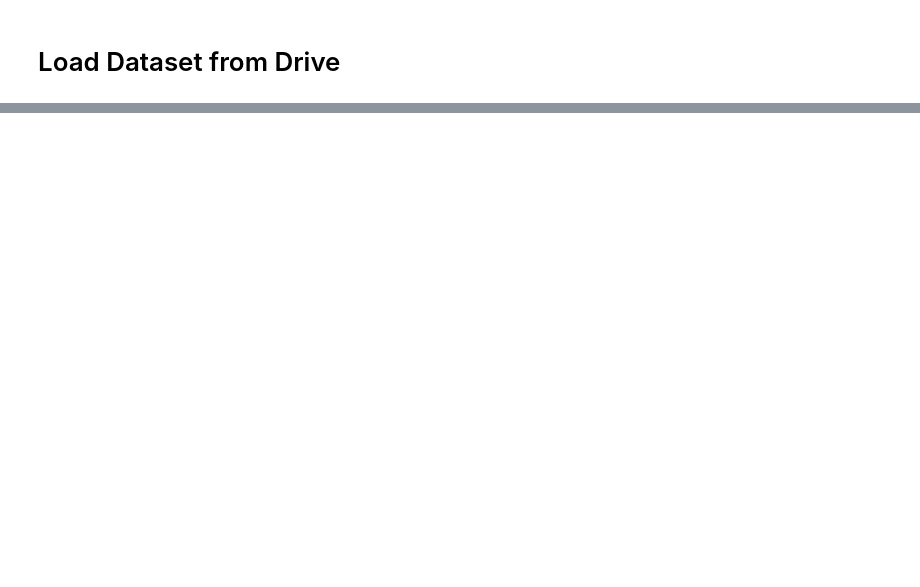
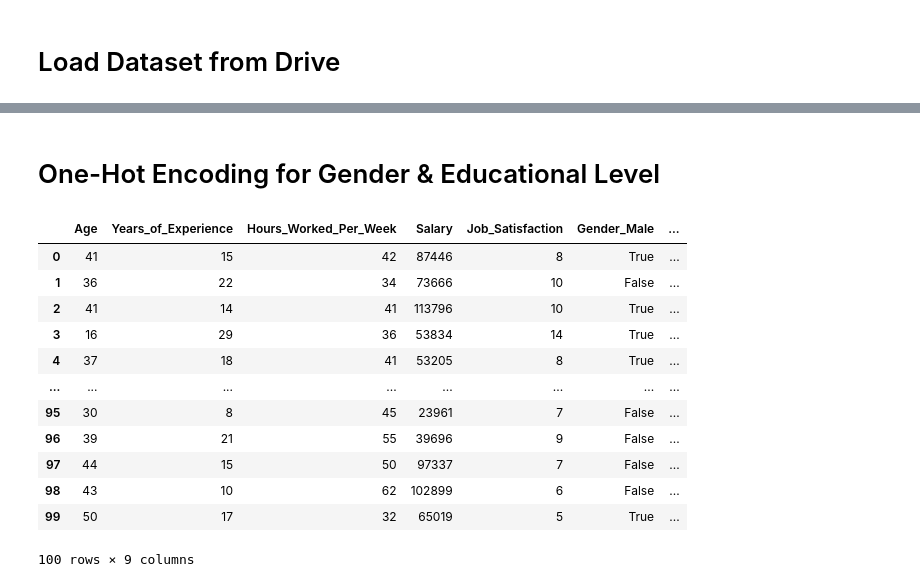
Before and after one commit to Chris-Miracle/job-satisfaction, a Jupyter notebook: Job_Satisfaction.ipynb, the cells around one changed output, grey strips where cells are left out. Drawn from its saved outputs; the diff is of its cells as text; code cells hidden in the pictures; blank space fills up the shorter version.

Commit message:
Run one-hot encoding

```diff
--- a/Job_Satisfaction.ipynb
+++ b/Job_Satisfaction.ipynb
@@ -16,0 +24,20 @@ df.head()
+# %% [markdown]
+# One-Hot Encoding for Gender & Educational Level
+# %%
+# Run One-Hot Encoding for Gender and Educational level
+df_encoded = pd.get_dummies(df, columns=['Gender', 'Education_Level'], drop_first=True)
+df_encoded
+# %% [output]
+|  | Age | Years_of_Experience | Hours_Worked_Per_Week | Salary | Job_Satisfaction | Gender_Male | ... |
+| 0 | 41 | 15 | 42 | 87446 | 8 | True | ... |
+| 1 | 36 | 22 | 34 | 73666 | 10 | False | ... |
+| 2 | 41 | 14 | 41 | 113796 | 10 | True | ... |
+| 3 | 16 | 29 | 36 | 53834 | 14 | True | ... |
+| 4 | 37 | 18 | 41 | 53205 | 8 | True | ... |
+| ... | ... | ... | ... | ... | ... | ... | ... |
+| 95 | 30 | 8 | 45 | 23961 | 7 | False | ... |
+| 96 | 39 | 21 | 55 | 39696 | 9 | False | ... |
+| 97 | 44 | 15 | 50 | 97337 | 7 | False | ... |
+| 98 | 43 | 10 | 62 | 102899 | 6 | False | ... |
+| 99 | 50 | 17 | 32 | 65019 | 5 | True | ... |
+100 rows × 9 columns
```
Also changed, not shown: parts of 1 cell of this notebook.
